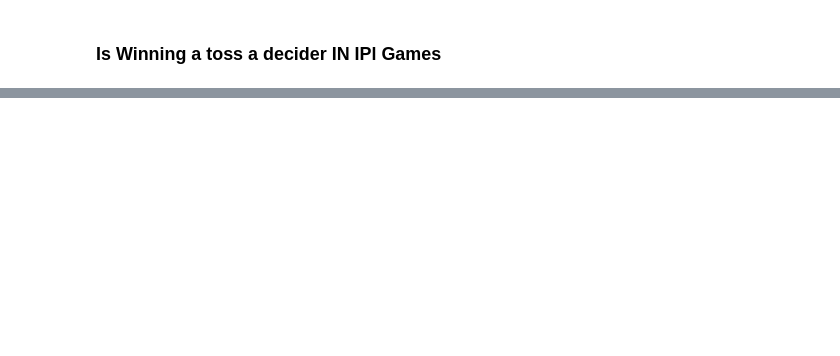
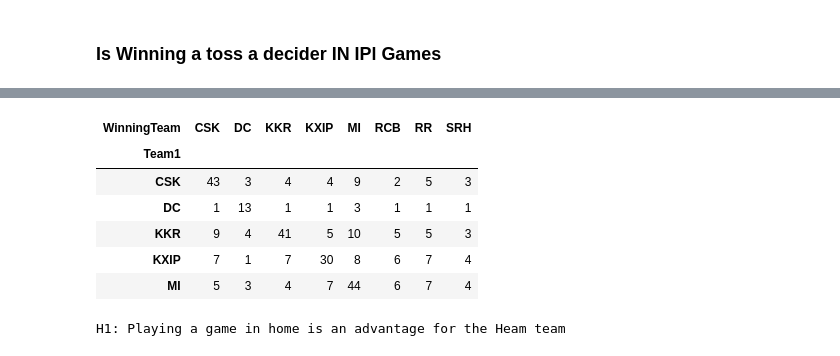
Before and after one commit to prabhat-123/Python_For_Data_Science, a Jupyter notebook: ipl.ipynb, the cells around one changed output, grey strips where cells are left out. Saved outputs shown, nothing was run; the diff lists cells and outputs as text; code cells hidden in the pictures; blank space fills up the shorter version.

```diff
--- a/ipl.ipynb
+++ b/ipl.ipynb
@@ -429,0 +489,26 @@ Index(['ID', 'City', 'Date', 'Season', 'MatchNumber', 'Team1', 'Team2',
+# %%
+home_decider = pd.crosstab(league_matches['Team1'], league_matches['WinningTeam'])
+home_decider.head()
+# %% [output]
+| WinningTeam | CSK | DC | KKR | KXIP | MI | RCB | RR | SRH |
+| Team1 |  |  |  |  |  |  |  |  |
+| CSK | 43 | 3 | 4 | 4 | 9 | 2 | 5 | 3 |
+| DC | 1 | 13 | 1 | 1 | 3 | 1 | 1 | 1 |
+| KKR | 9 | 4 | 41 | 5 | 10 | 5 | 5 | 3 |
+| KXIP | 7 | 1 | 7 | 30 | 8 | 6 | 7 | 4 |
+| MI | 5 | 3 | 4 | 7 | 44 | 6 | 7 | 4 |
+# %%
+# Null Hypothesis:
+
+H0 = "H0: Playing a game in home is not an advantage for Home Team."
+# Alternative Hypothesis
+H1 = "H1: Playing a game in home is an advantage for the Heam team"
+alpha = 0.05
+chisquare_test = stats.chi2_contingency(observed = home_decider)
+p_value = chisquare_test[1]
+if p_value <= alpha:
+    print(H1)
+else:
+    print(H0)
+# %% [output]
+H1: Playing a game in home is an advantage for the Heam team
```
Also changed, not shown: parts of 9 cells of this notebook, 1 other file.
